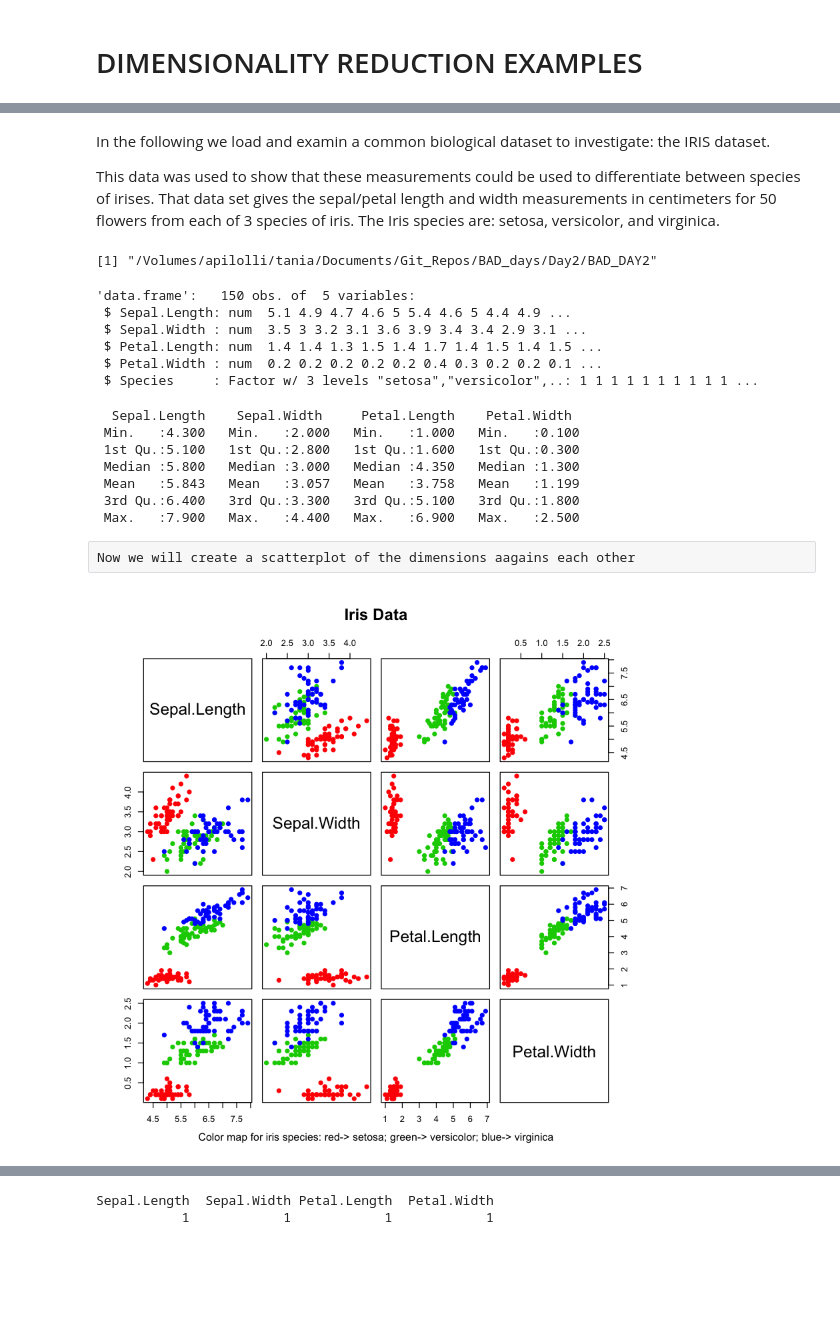
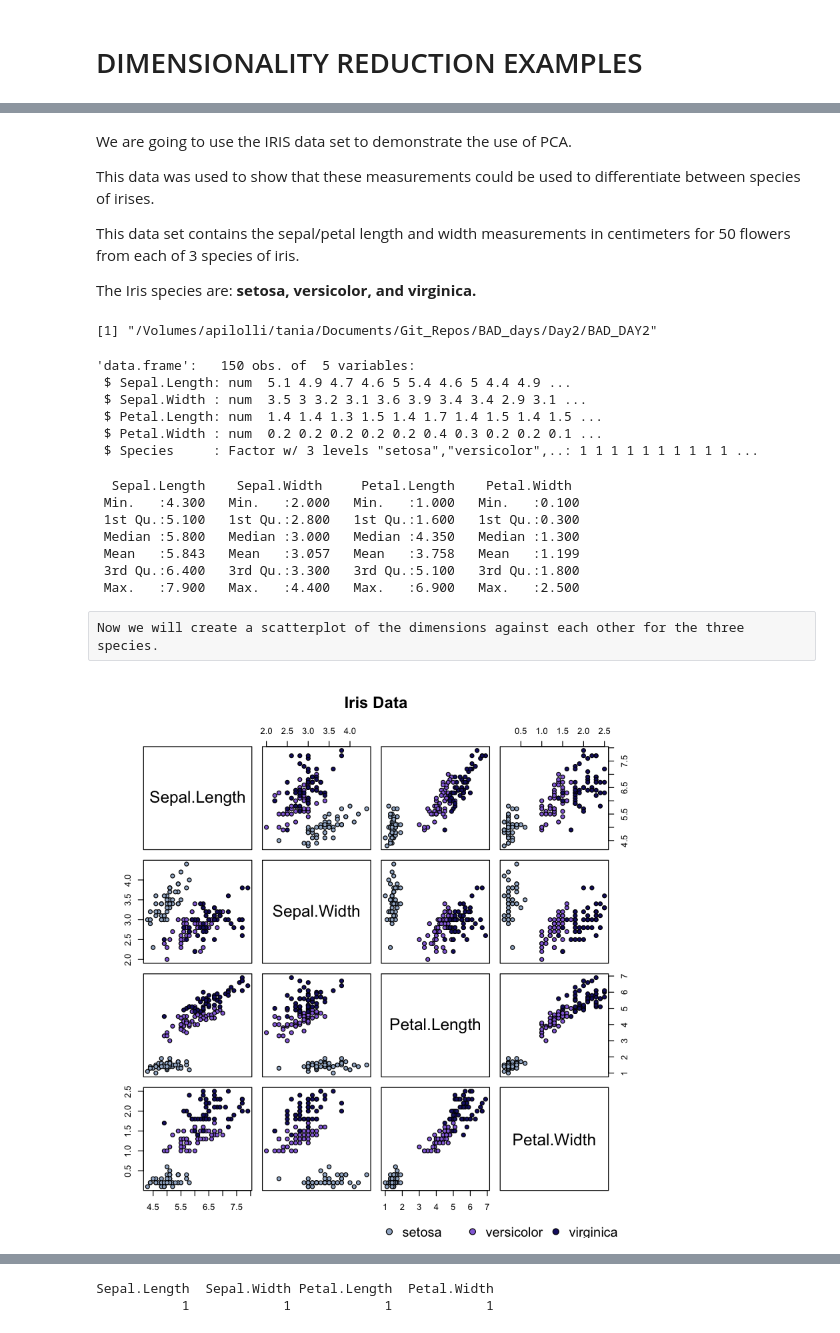
Before and after one commit to trallard/BAD_days, a Jupyter notebook: Day2/BAD_DAY2/dimensionality ReductionR.ipynb, the cells around one changed output, grey strips where cells are left out. Cells and saved outputs as stored; diff of their text form; code cells hidden in the pictures; blank space fills up the shorter version.

```diff
--- a/Day2/BAD_DAY2/dimensionality ReductionR.ipynb
+++ b/Day2/BAD_DAY2/dimensionality ReductionR.ipynb
@@ -11,42 +12,55 @@ The BioConductor library "pcaMethods" provides many additional PCA functions.
 # %% [markdown]
-In the following we load and examin a common biological dataset to investigate: the IRIS dataset.
+We are going to use the IRIS data set to demonstrate the use of PCA.
 
 This data was used to show that these measurements could be used to differentiate between species of irises.
-That data set  gives the sepal/petal length and width measurements in centimeters for 50 flowers from each of 3 species of iris.  The Iris species are:  setosa, versicolor, and virginica.
+
+This data set contains the sepal/petal length and width measurements in centimeters for 50 flowers from each of 3 species of iris.
+
+The Iris species are:  **setosa, versicolor, and virginica.**
+# %%
+# Setting the working directory
+bad2dir= getwd()
+setwd(bad2dir)
+getwd()
+# %% [output]
+[1] "/Volumes/apilolli/tania/Documents/Git_Repos/BAD_days/Day2/BAD_DAY2"
 # %%
-bad2dir= getwd()
-setwd(bad2dir)
-getwd()
-
+# Loading the data and getting a summary
 data(iris)
 str(iris);
 summary(iris[1:4])
 
 #dim(iris)
 # %% [output]
-[1] "/Volumes/apilolli/tania/Documents/Git_Repos/BAD_days/Day2/BAD_DAY2"
+'data.frame':   150 obs. of  5 variables:
+ $ Sepal.Length: num  5.1 4.9 4.7 4.6 5 5.4 4.6 5 4.4 4.9 ...
+ $ Sepal.Width : num  3.5 3 3.2 3.1 3.6 3.9 3.4 3.4 2.9 3.1 ...
+ $ Petal.Length: num  1.4 1.4 1.3 1.5 1.4 1.7 1.4 1.5 1.4 1.5 ...
+ $ Petal.Width : num  0.2 0.2 0.2 0.2 0.2 0.4 0.3 0.2 0.2 0.1 ...
+ $ Species     : Factor w/ 3 levels "setosa","versicolor",..: 1 1 1 1 1 1 1 1 1 1 ...
-'data.frame':   150 obs. of  5 variables:
- $ Sepal.Length: num  5.1 4.9 4.7 4.6 5 5.4 4.6 5 4.4 4.9 ...
- $ Sepal.Width : num  3.5 3 3.2 3.1 3.6 3.9 3.4 3.4 2.9 3.1 ...
- $ Petal.Length: num  1.4 1.4 1.3 1.5 1.4 1.7 1.4 1.5 1.4 1.5 ...
- $ Petal.Width : num  0.2 0.2 0.2 0.2 0.2 0.4 0.3 0.2 0.2 0.1 ...
- $ Species     : Factor w/ 3 levels "setosa","versicolor",..: 1 1 1 1 1 1 1 1 1 1 ...
+  Sepal.Length    Sepal.Width     Petal.Length    Petal.Width
+ Min.   :4.300   Min.   :2.000   Min.   :1.000   Min.   :0.100
+ 1st Qu.:5.100   1st Qu.:2.800   1st Qu.:1.600   1st Qu.:0.300
+ Median :5.800   Median :3.000   Median :4.350   Median :1.300
+ Mean   :5.843   Mean   :3.057   Mean   :3.758   Mean   :1.199
+ 3rd Qu.:6.400   3rd Qu.:3.300   3rd Qu.:5.100   3rd Qu.:1.800
+ Max.   :7.900   Max.   :4.400   Max.   :6.900   Max.   :2.500
-  Sepal.Length    Sepal.Width     Petal.Length    Petal.Width
- Min.   :4.300   Min.   :2.000   Min.   :1.000   Min.   :0.100
- 1st Qu.:5.100   1st Qu.:2.800   1st Qu.:1.600   1st Qu.:0.300
- Median :5.800   Median :3.000   Median :4.350   Median :1.300
- Mean   :5.843   Mean   :3.057   Mean   :3.758   Mean   :1.199
- 3rd Qu.:6.400   3rd Qu.:3.300   3rd Qu.:5.100   3rd Qu.:1.800
- Max.   :7.900   Max.   :4.400   Max.   :6.900   Max.   :2.500
 # %% [raw]
-Now we will create a scatterplot of the dimensions aagains each other
+Now we will create a scatterplot of the dimensions against each other for the three species.
-# %%
-pairs(iris[1:4], main = "Iris Data", pch = 19,
-      col = as.numeric(iris$Species)+1)
-
-mtext("Color map for iris species: red-> setosa; green-> versicolor; blue-> virginica",
-      1, line=3.7,cex=.8)
-# %% [output]
-[figure, removed]
+# %%
+# Custom chosen colours
+colours = c('lightsteelblue3',  'mediumpurple', 'midnightblue')
+
+# Plotting
+pairs(iris[1:4], main = "Iris Data", pch = 21,
+      bg = colours[unclass(iris$Species)], labels = colnames(iris))
+
+
+# adding legend
+ par(xpd=TRUE)
+legend(x= 0.5, y = 0, levels(iris$Species), pt.bg = colours,
+       pch = 21, bty = "n", ncol = 3)
+# %% [output]
+[figure, added]
 # %% [markdown]
 PCA is used to create linear combinations of the original data that capture as much information in the original data as possible.
```
Also changed, not shown: parts of 21 cells of this notebook, 3 other files.
